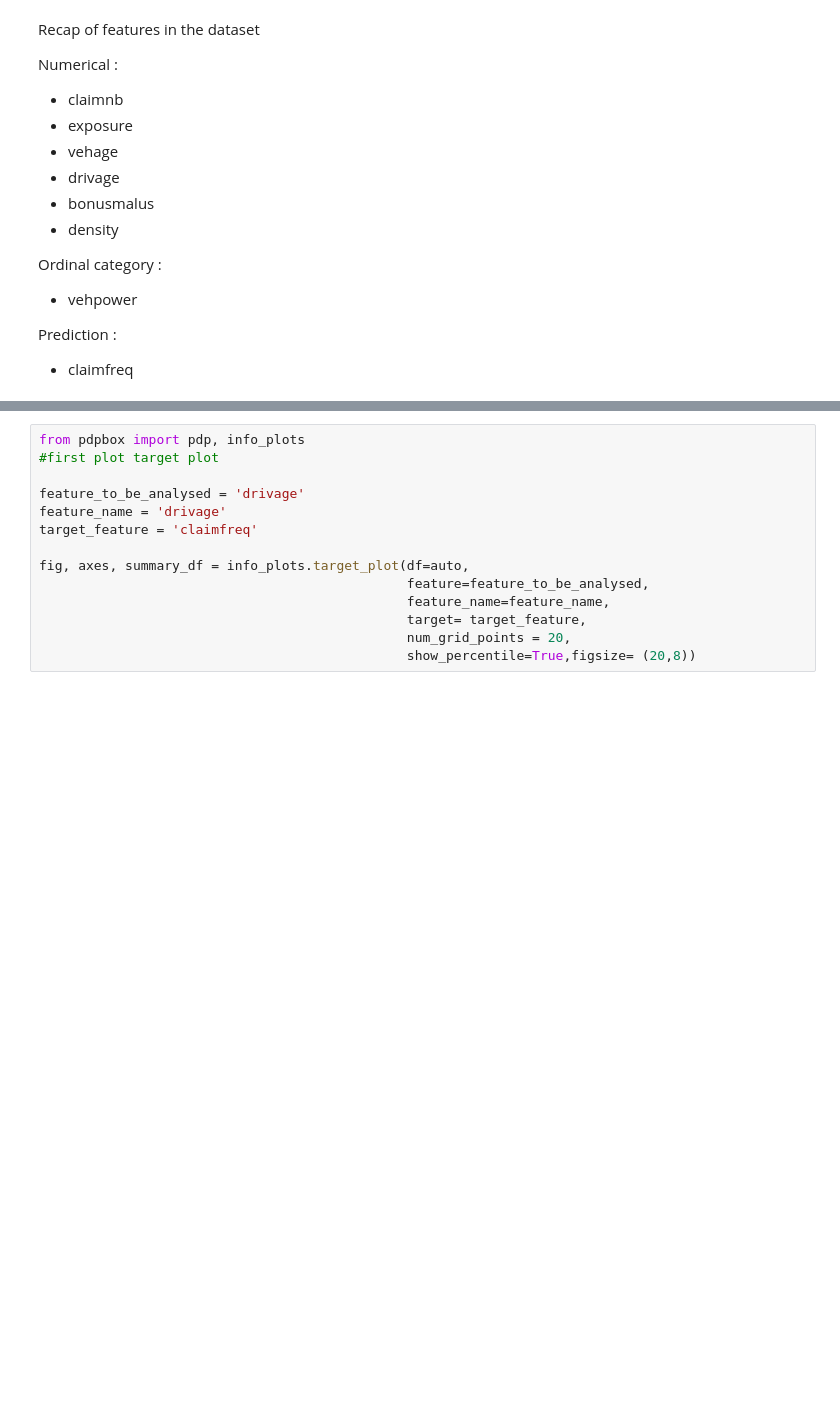
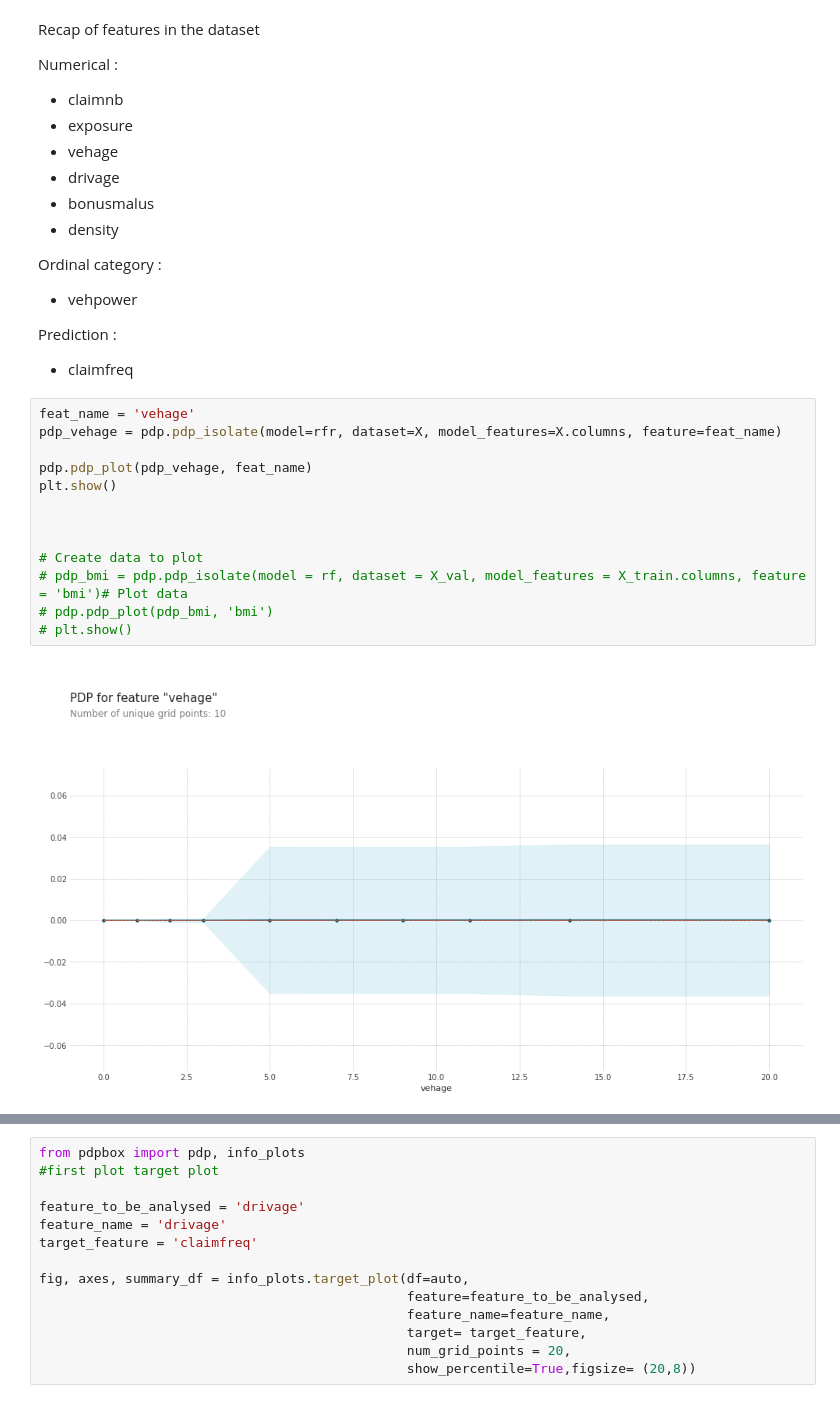
Before and after one commit to 2wnh93/motor-insurance-pdp, a Jupyter notebook: code/02_modelling.ipynb, the cells around one changed output, grey strips where cells are left out. Cells and saved outputs as stored; diff of their text form; blank space fills up the shorter version.

```diff
--- a/code/02_modelling.ipynb
+++ b/code/02_modelling.ipynb
@@ -99,4 +111,19 @@ Ordinal category :
 
 Prediction :
 - claimfreq
+# %%
+feat_name = 'vehage'
+pdp_vehage = pdp.pdp_isolate(model=rfr, dataset=X, model_features=X.columns, feature=feat_name)
+
+pdp.pdp_plot(pdp_vehage, feat_name)
+plt.show()
+
+
+
+# Create data to plot
+# pdp_bmi = pdp.pdp_isolate(model = rf, dataset = X_val, model_features = X_train.columns, feature = 'bmi')# Plot data
+# pdp.pdp_plot(pdp_bmi, 'bmi')
+# plt.show()
+# %% [output]
+[figure, added]
 # %%
```
Also changed, not shown: parts of 6 cells of this notebook.
